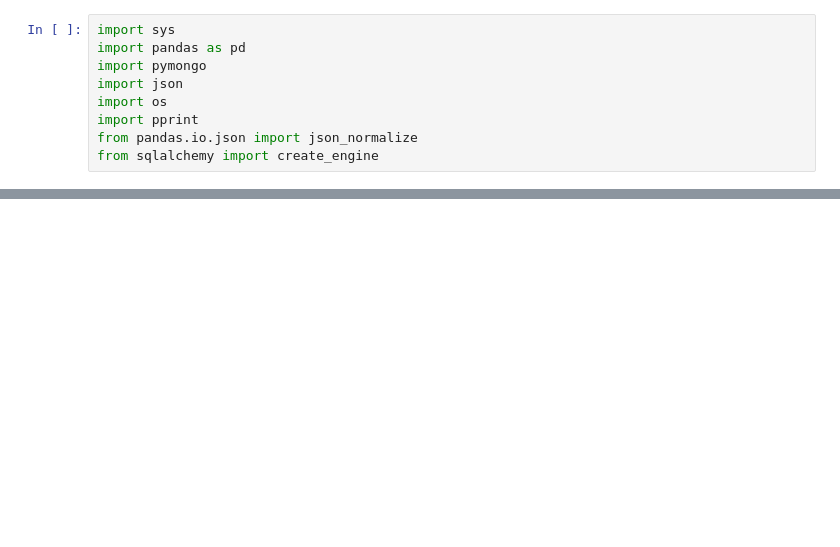
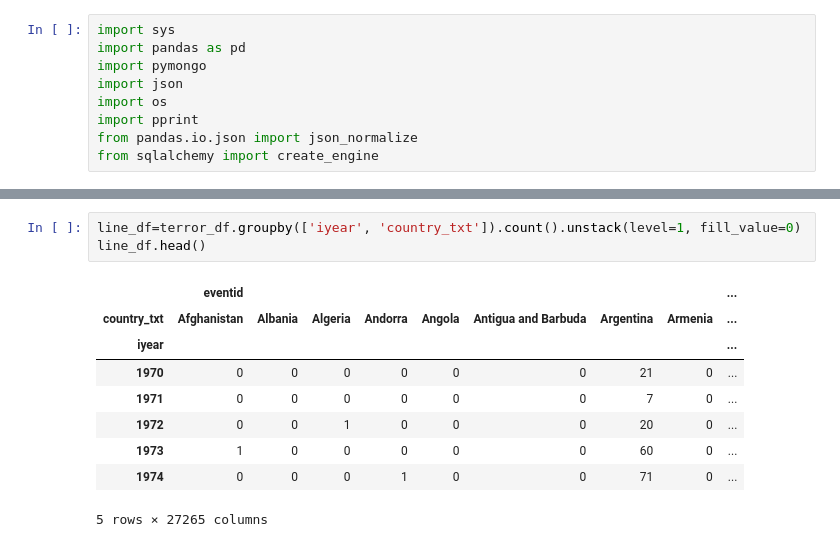
Before and after one commit to Wittie1986/project2-group1, a Jupyter notebook: GTD_Df.ipynb, the cells around one changed output, grey strips where cells are left out. Saved outputs shown, nothing was run; the diff lists cells and outputs as text; blank space fills up the shorter version.

```diff
--- a/GTD_Df.ipynb
+++ b/GTD_Df.ipynb
@@ -21,0 +23,13 @@ terror_df.head()
+# %%
+line_df=terror_df.groupby(['iyear', 'country_txt']).count().unstack(level=1, fill_value=0)
+line_df.head()
+# %% [output]
+|  | eventid |  |  |  |  |  |  |  | ... |
+| country_txt | Afghanistan | Albania | Algeria | Andorra | Angola | Antigua and Barbuda | Argentina | Armenia | ... |
+| iyear |  |  |  |  |  |  |  |  | ... |
+| 1970 | 0 | 0 | 0 | 0 | 0 | 0 | 21 | 0 | ... |
+| 1971 | 0 | 0 | 0 | 0 | 0 | 0 | 7 | 0 | ... |
+| 1972 | 0 | 0 | 1 | 0 | 0 | 0 | 20 | 0 | ... |
+| 1973 | 1 | 0 | 0 | 0 | 0 | 0 | 60 | 0 | ... |
+| 1974 | 0 | 0 | 0 | 1 | 0 | 0 | 71 | 0 | ... |
+5 rows × 27265 columns
```
Also changed, not shown: parts of 3 cells of this notebook, 3 other files.
